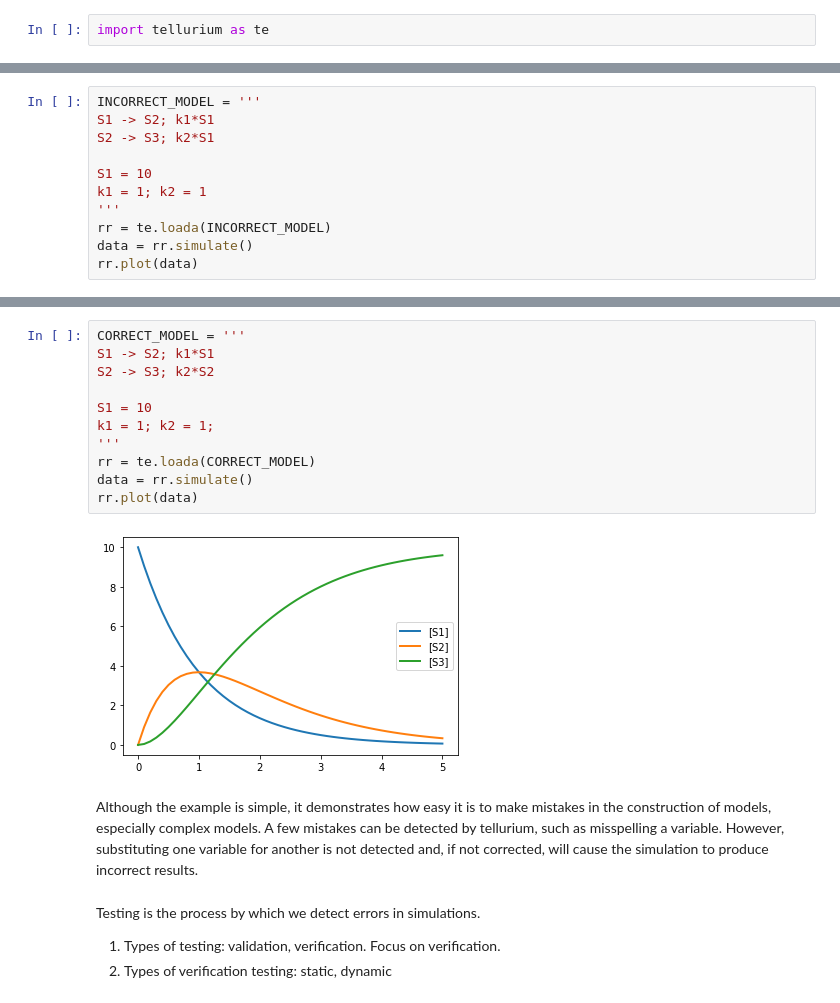
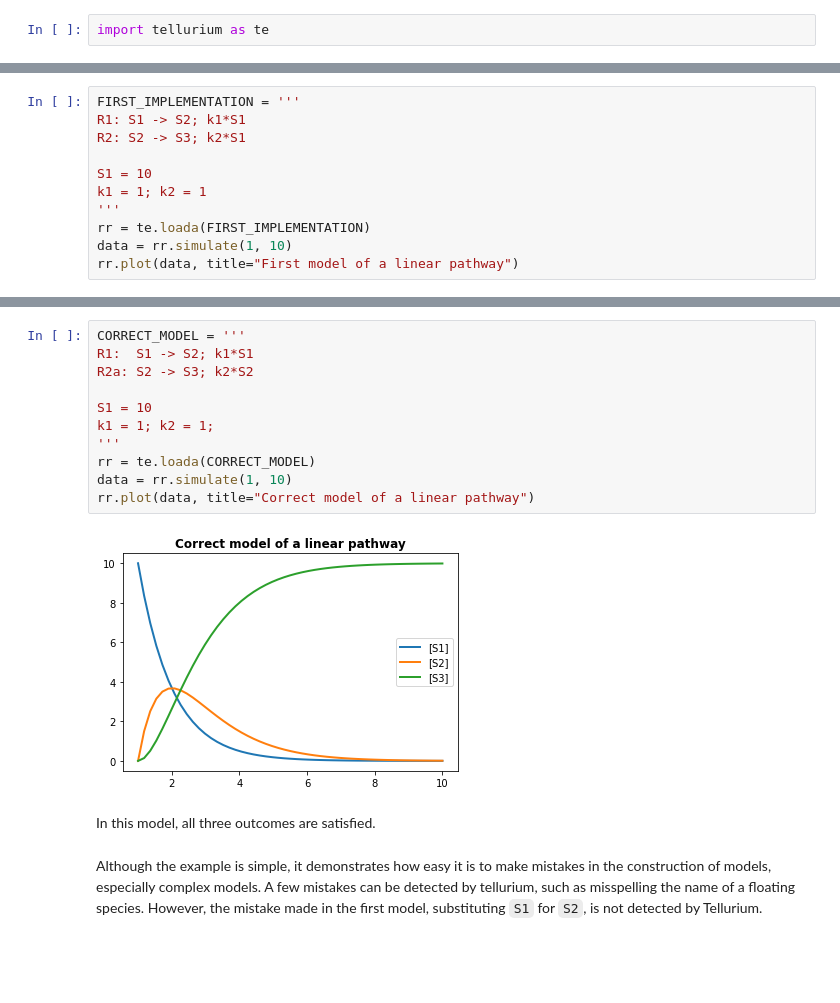
Before and after one commit to hsauro/IntroModelingBook, a Jupyter notebook: testing.ipynb, the cells around one changed output, grey strips where cells are left out. Saved outputs shown, nothing was run; the diff lists cells and outputs as text; blank space fills up the shorter version.

Commit message:
Updated testing

```diff
--- a/testing.ipynb
+++ b/testing.ipynb
@@ -8,12 +16,12 @@ Consider a linear pathway consisting of three species ``S1``, ``S2``, and ``S3``
 # %%
-INCORRECT_MODEL = '''
-S1 -> S2; k1*S1
-S2 -> S3; k2*S1
+FIRST_IMPLEMENTATION = '''
+R1: S1 -> S2; k1*S1
+R2: S2 -> S3; k2*S1
 
 S1 = 10
 k1 = 1; k2 = 1
 '''
-rr = te.loada(INCORRECT_MODEL)
-data = rr.simulate()
-rr.plot(data)
+rr = te.loada(FIRST_IMPLEMENTATION)
+data = rr.simulate(1, 10)
+rr.plot(data, title="First model of a linear pathway")
 # %% [output]
@@ -25,19 +33,17 @@ Looking carefully at the Antimony model, we see there is a typographical error i
 # %%
 CORRECT_MODEL = '''
-S1 -> S2; k1*S1
-S2 -> S3; k2*S2
+R1:  S1 -> S2; k1*S1
+R2a: S2 -> S3; k2*S2
 
 S1 = 10
 k1 = 1; k2 = 1;
 '''
 rr = te.loada(CORRECT_MODEL)
-data = rr.simulate()
-rr.plot(data)
+data = rr.simulate(1, 10)
+rr.plot(data, title="Correct model of a linear pathway")
 # %% [output]
-[figure, old version]
+[figure, new version]
+# %% [markdown]
+In this model, all three outcomes are satisfied.
 # %% [markdown]
-Although the example is simple, it demonstrates how easy it is to make mistakes in the construction of models, especially complex models. A few mistakes can be detected by tellurium, such as misspelling a variable. However, substituting one variable for another is not detected and, if not corrected, will cause the simulation to produce incorrect results.
+Although the example is simple, it demonstrates how easy it is to make mistakes in the construction of models, especially complex models. A few mistakes can be detected by tellurium, such as misspelling the name of a floating species. However, the mistake made in the first model, substituting ``S1`` for ``S2``, is not detected by Tellurium.
-# %% [markdown]
-Testing is the process by which we detect errors in simulations.
-1. Types of testing: validation, verification. Focus on verification.
-1. Types of verification testing: static, dynamic
```
Also changed, not shown: parts of 15 cells of this notebook.
